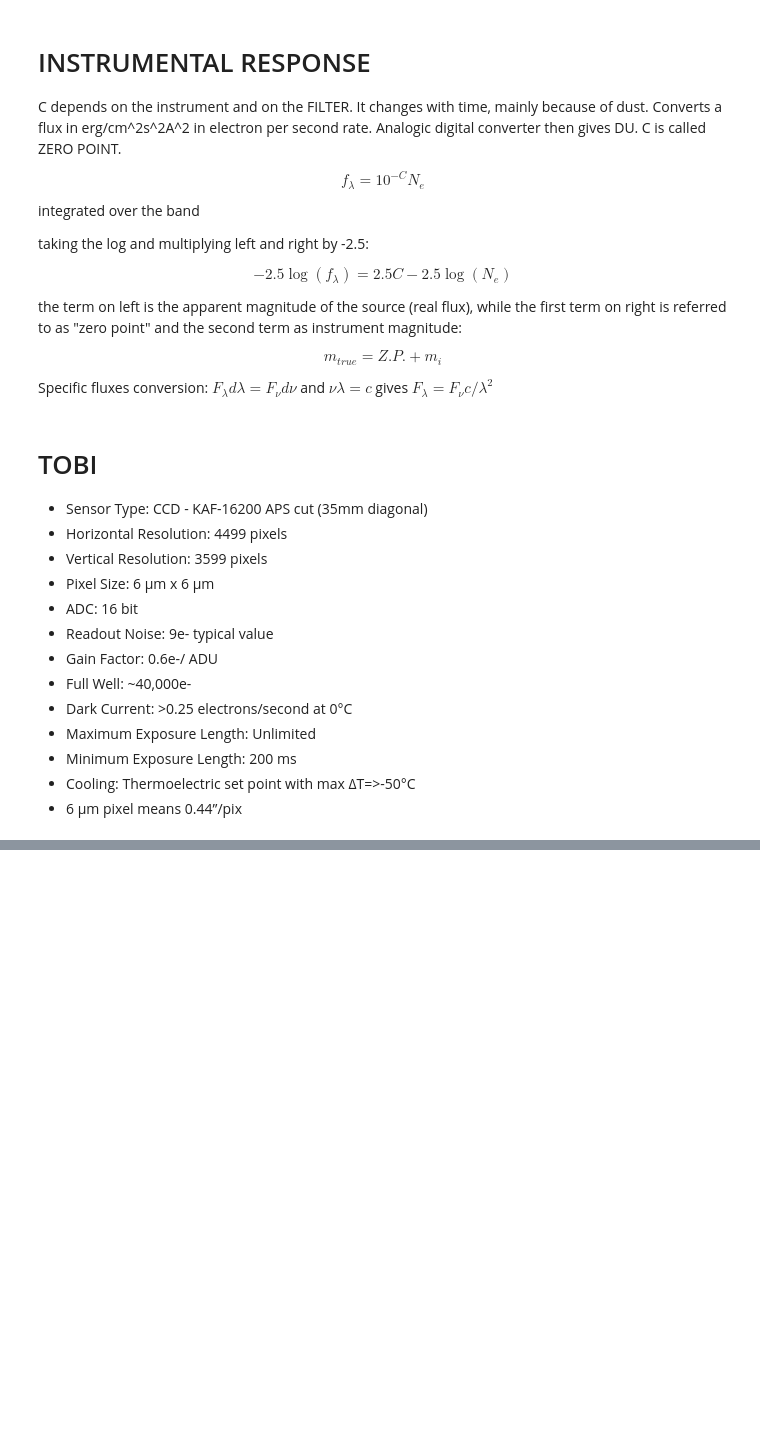
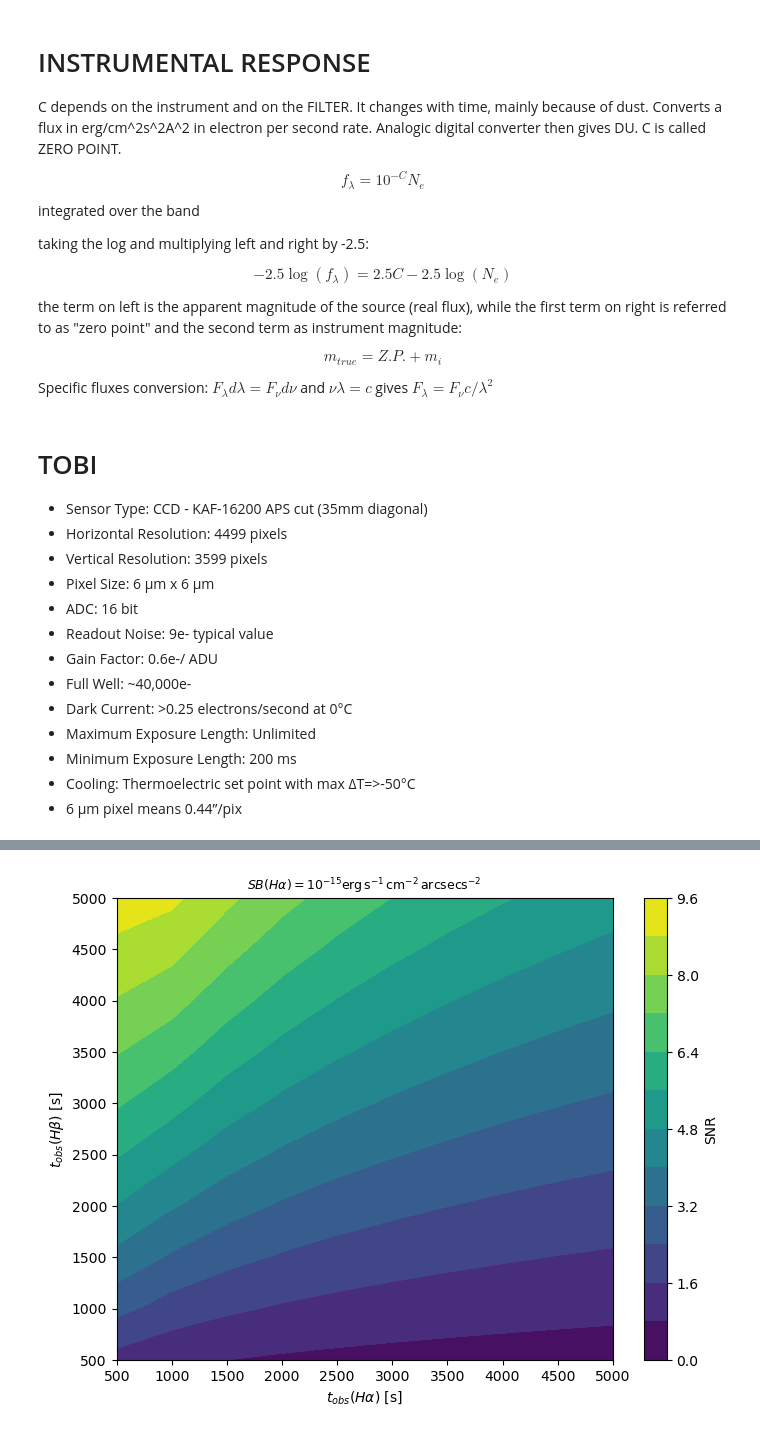
Before and after one commit to robertoinfurna/lab_TOBI_telescope, a Jupyter notebook: SNR.ipynb, the cells around one changed output, grey strips where cells are left out. Saved outputs shown, nothing was run; the diff lists cells and outputs as text; code cells hidden in the pictures; blank space fills up the shorter version.

```diff
--- a/SNR.ipynb
+++ b/SNR.ipynb
@@ -437,0 +542,56 @@ Signal-to-Noise Ratio: SNR = 0.99
+# %%
+### === How is SNR depending on the choice of observation time, for fixed n_pixel === ###
+
+n_pixels = 10 # Fixed n_pixels value
+n_0 = 1 # Fixed n_0 value
+t_obs_values = np.linspace(500, 5000, 10)
+
+# Create arrays for SNR values
+SNR_values = np.zeros((len(t_obs_values), len(t_obs_values)))
+
+for i, t_obs_Ha in enumerate(t_obs_values):
+    for j, t_obs_Hb in enumerate(t_obs_values):
+
+        # Ha Calculation
+        Signal_Ha =  10**C['Ha'] * Flux_Ha_pix / filter_width['Ha'] * n_0_Ha * t_obs_Ha * n_pixels
+
+        N_sky_Ha = 10**C['Ha'] * I_sky_Ha * n_0_Ha * t_obs_Ha * n_pixels
+
+        N_dark = Dark_current_TOBI * n_0_Ha * t_obs_Ha * n_pixels # temperature dependence
+
+        Noise_Ha = np.sqrt(Signal_Ha + N_sky_Ha + N_dark + Readout_noise)
+
+        # Hb Calculation
+
+        Signal_Hb =  10**C['Hb'] * Flux_Hb_pix / filter_width['Hb'] * n_0_Hb * t_obs_Hb * n_pixels
+
+        N_sky_Hb = 10**C['Hb'] * I_sky_Hb * n_0_Hb * t_obs_Hb * n_pixels
+
+        N_dark = Dark_current_TOBI * n_0_Hb * t_obs_Hb * n_pixels # temperature dependence
+
+        Noise_Hb = np.sqrt(Signal_Hb + N_sky_Hb + N_dark + Readout_noise)
+
+        # Balmer Decrement SNR Calculation
+        Signal_Balmer = Signal_Ha / Signal_Hb * (n_0_Hb * t_obs_Hb)/(n_0_Ha * t_obs_Ha)
+        Noise_Balmer = np.sqrt((Noise_Ha / Signal_Hb)**2 + (-Signal_Ha / Signal_Hb**2 * Noise_Hb)**2) * np.sqrt((n_0_Hb * t_obs_Hb)/(n_0_Ha * t_obs_Ha))
+
+        Signal_EBmV = 1.97 * np.log10(Signal_Balmer/2.86)
+        Noise_EBmV = 1.97/np.log(10)/2.86 * Noise_Balmer/Signal_Balmer
+
+        SNR = Signal_EBmV / Noise_EBmV
+        SNR = Signal_Balmer / Noise_Balmer
+
+        # Store the SNR value
+        SNR_values[j, i] = SNR
+
+
+# Create the contour plot
+plt.figure(figsize=(8, 6))
+plt.contourf(t_obs_values, t_obs_values, SNR_values, 10, cmap='viridis')
+plt.colorbar(label='SNR')
+plt.title("$SB(H\\alpha) = 10^{-15} \\mathrm{erg\\, s^{-1}\\, cm^{-2}\\, arcsecs^{-2}}$",fontsize=9)
+plt.xlabel('$t_{obs} (H\\alpha)$ [s]')
+plt.ylabel('$t_{obs} (H\\beta)$ [s]')
+plt.show()
+# %% [output]
+[figure, added]
```
Also changed, not shown: parts of 13 cells of this notebook.
